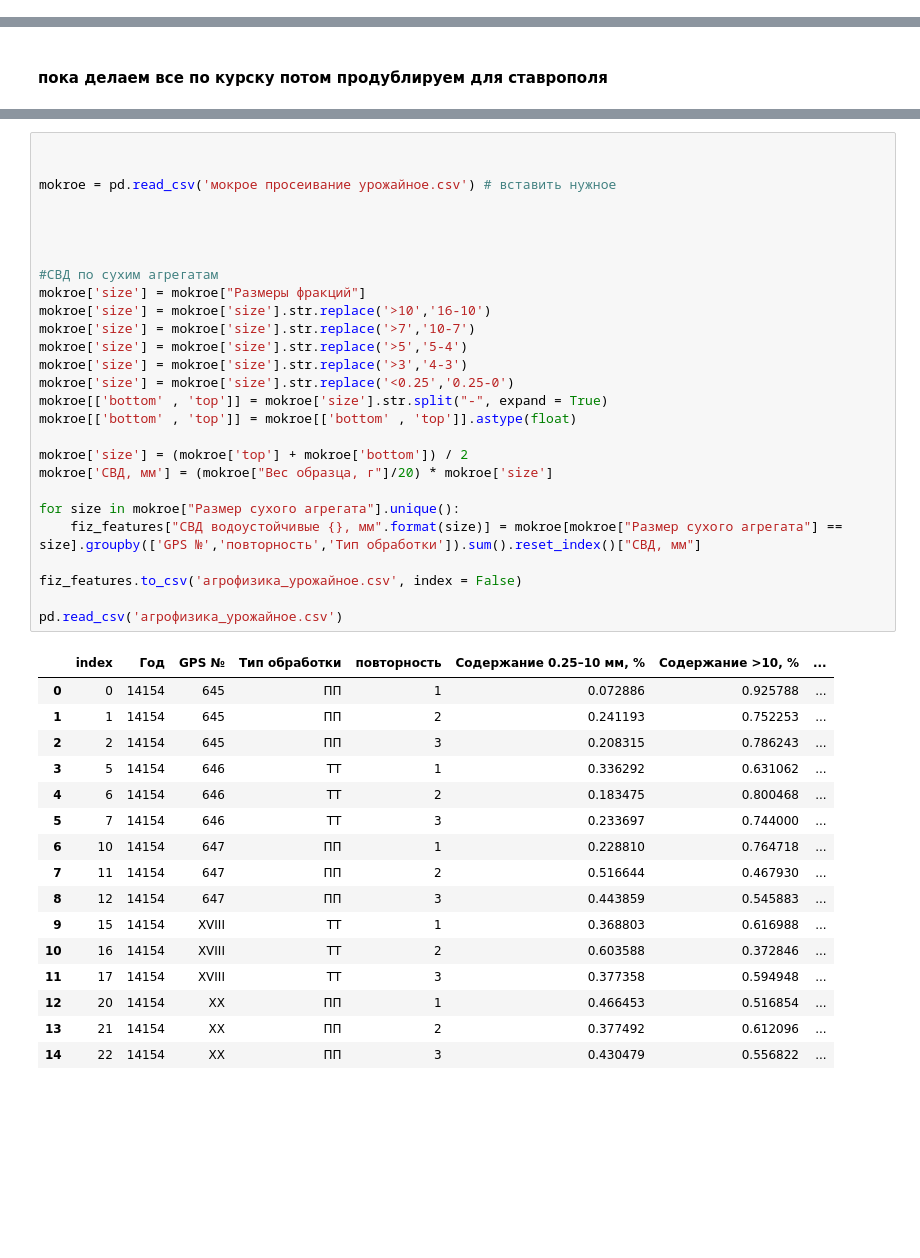
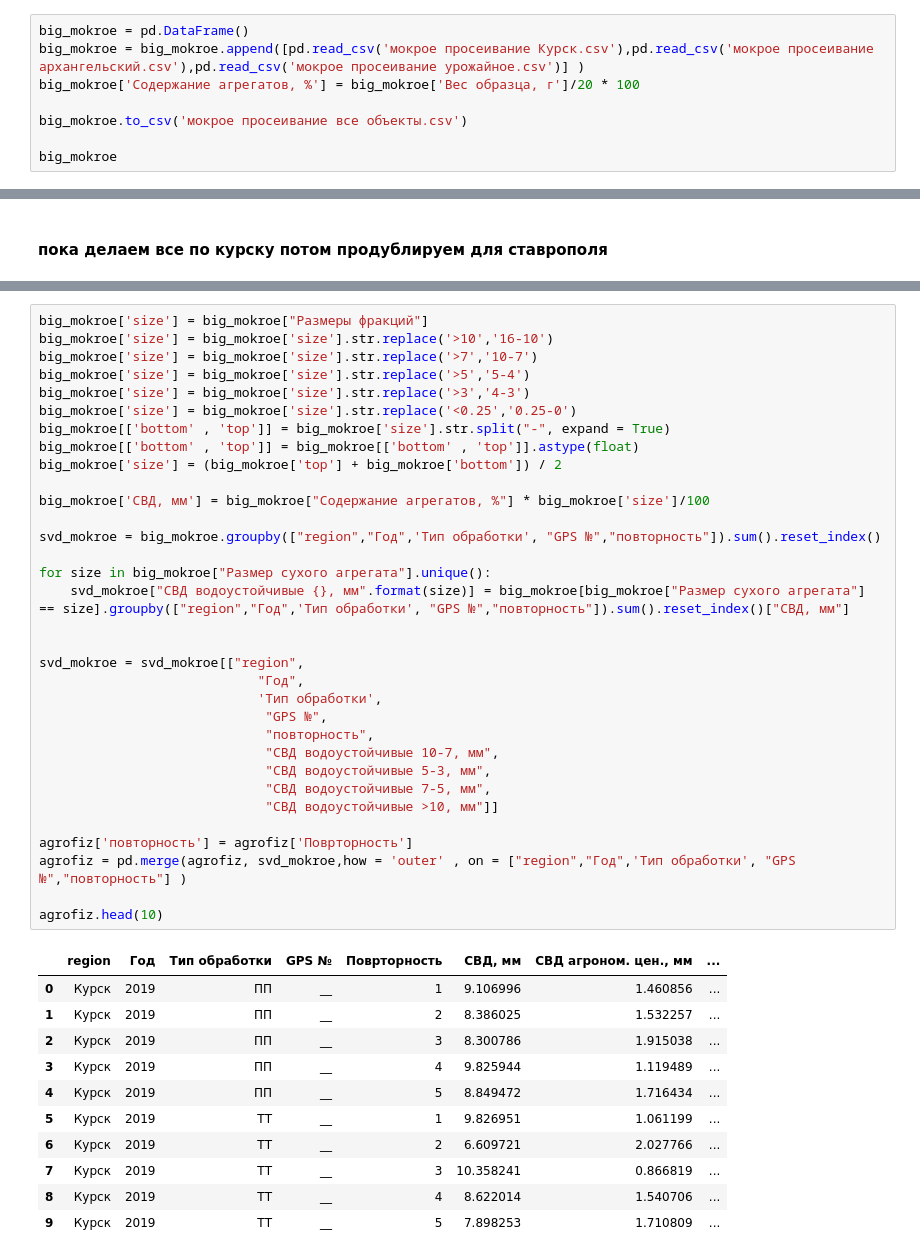
Before and after one commit to hukitoc94/uroshaynoe, a Jupyter notebook: data/data_preparation.ipynb, the cells around one changed output, grey strips where cells are left out. Drawn from its saved outputs; the diff is of its cells as text; blank space fills up the shorter version.

```diff
--- a/data/data_preparation.ipynb
+++ b/data/data_preparation.ipynb
@@ -163,0 +315,8 @@ pd.read_csv('мокрое просеивание Курск.csv')
+# %%
+big_mokroe = pd.DataFrame()
+big_mokroe = big_mokroe.append([pd.read_csv('мокрое просеивание Курск.csv'),pd.read_csv('мокрое просеивание архангельский.csv'),pd.read_csv('мокрое просеивание урожайное.csv')] )
+big_mokroe['Содержание агрегатов, %'] = big_mokroe['Вес образца, г']/20 * 100
+
+big_mokroe.to_csv('мокрое просеивание все объекты.csv')
+
+big_mokroe
@@ -404,44 +391,45 @@ fiz_features
 # %%
+big_mokroe['size'] = big_mokroe["Размеры фракций"]
+big_mokroe['size'] = big_mokroe['size'].str.replace('>10','16-10')
+big_mokroe['size'] = big_mokroe['size'].str.replace('>7','10-7')
+big_mokroe['size'] = big_mokroe['size'].str.replace('>5','5-4')
+big_mokroe['size'] = big_mokroe['size'].str.replace('>3','4-3')
+big_mokroe['size'] = big_mokroe['size'].str.replace('<0.25','0.25-0')
+big_mokroe[['bottom' , 'top']] = big_mokroe['size'].str.split("-", expand = True)
+big_mokroe[['bottom' , 'top']] = big_mokroe[['bottom' , 'top']].astype(float)
+big_mokroe['size'] = (big_mokroe['top'] + big_mokroe['bottom']) / 2
+
+big_mokroe['СВД, мм'] = big_mokroe["Содержание агрегатов, %"] * big_mokroe['size']/100
+
+svd_mokroe = big_mokroe.groupby(["region","Год",'Тип обработки', "GPS №","повторность"]).sum().reset_index()
+
+for size in big_mokroe["Размер сухого агрегата"].unique():
+    svd_mokroe["СВД водоустойчивые {}, мм".format(size)] = big_mokroe[big_mokroe["Размер сухого агрегата"] == size].groupby(["region","Год",'Тип обработки', "GPS №","повторность"]).sum().reset_index()["СВД, мм"]
 
 
-mokroe = pd.read_csv('мокрое просеивание урожайное.csv') # вставить нужное
+svd_mokroe = svd_mokroe[["region",
+                            "Год",
+                            'Тип обработки',
+                             "GPS №",
+                             "повторность",
+                             "СВД водоустойчивые 10-7, мм",
+                             "СВД водоустойчивые 5-3, мм",
+                             "СВД водоустойчивые 7-5, мм",
+                             "СВД водоустойчивые >10, мм"]]
 
+agrofiz['повторность'] = agrofiz['Поврторность']
+agrofiz = pd.merge(agrofiz, svd_mokroe,how = 'outer' , on = ["region","Год",'Тип обработки', "GPS №","повторность"] )
 
-
-
-#СВД по сухим агрегатам
-mokroe['size'] = mokroe["Размеры фракций"]
-mokroe['size'] = mokroe['size'].str.replace('>10','16-10')
-mokroe['size'] = mokroe['size'].str.replace('>7','10-7')
-mokroe['size'] = mokroe['size'].str.replace('>5','5-4')
-mokroe['size'] = mokroe['size'].str.replace('>3','4-3')
-mokroe['size'] = mokroe['size'].str.replace('<0.25','0.25-0')
-mokroe[['bottom' , 'top']] = mokroe['size'].str.split("-", expand = True)
-mokroe[['bottom' , 'top']] = mokroe[['bottom' , 'top']].astype(float)
-
-mokroe['size'] = (mokroe['top'] + mokroe['bottom']) / 2
-mokroe['СВД, мм'] = (mokroe["Вес образца, г"]/20) * mokroe['size']
-
-for size in mokroe["Размер сухого агрегата"].unique():
-    fiz_features["СВД водоустойчивые {}, мм".format(size)] = mokroe[mokroe["Размер сухого агрегата"] == size].groupby(['GPS №','повторность','Тип обработки']).sum().reset_index()["СВД, мм"]
-
-fiz_features.to_csv('агрофизика_урожайное.csv', index = False)
-
-pd.read_csv('агрофизика_урожайное.csv')
+agrofiz.head(10)
 # %% [output]
-|  | index | Год | GPS № | Тип обработки | повторность | Содержание 0.25–10 мм, % | Содержание >10, % | ... |
-| 0 | 0 | 14154 | 645 | ПП | 1 | 0.072886 | 0.925788 | ... |
-| 1 | 1 | 14154 | 645 | ПП | 2 | 0.241193 | 0.752253 | ... |
-| 2 | 2 | 14154 | 645 | ПП | 3 | 0.208315 | 0.786243 | ... |
-| 3 | 5 | 14154 | 646 | ТТ | 1 | 0.336292 | 0.631062 | ... |
-| 4 | 6 | 14154 | 646 | ТТ | 2 | 0.183475 | 0.800468 | ... |
-| 5 | 7 | 14154 | 646 | ТТ | 3 | 0.233697 | 0.744000 | ... |
-| 6 | 10 | 14154 | 647 | ПП | 1 | 0.228810 | 0.764718 | ... |
-| 7 | 11 | 14154 | 647 | ПП | 2 | 0.516644 | 0.467930 | ... |
-| 8 | 12 | 14154 | 647 | ПП | 3 | 0.443859 | 0.545883 | ... |
-| 9 | 15 | 14154 | XVIII | ТТ | 1 | 0.368803 | 0.616988 | ... |
-| 10 | 16 | 14154 | XVIII | ТТ | 2 | 0.603588 | 0.372846 | ... |
-| 11 | 17 | 14154 | XVIII | ТТ | 3 | 0.377358 | 0.594948 | ... |
-| 12 | 20 | 14154 | XX | ПП | 1 | 0.466453 | 0.516854 | ... |
-| 13 | 21 | 14154 | XX | ПП | 2 | 0.377492 | 0.612096 | ... |
-| 14 | 22 | 14154 | XX | ПП | 3 | 0.430479 | 0.556822 | ... |
+|  | region | Год | Тип обработки | GPS № | Поврторность | СВД, мм | СВД агроном. цен., мм | ... |
+| 0 | Курск | 2019 | ПП | __ | 1 | 9.106996 | 1.460856 | ... |
+| 1 | Курск | 2019 | ПП | __ | 2 | 8.386025 | 1.532257 | ... |
+| 2 | Курск | 2019 | ПП | __ | 3 | 8.300786 | 1.915038 | ... |
+| 3 | Курск | 2019 | ПП | __ | 4 | 9.825944 | 1.119489 | ... |
+| 4 | Курск | 2019 | ПП | __ | 5 | 8.849472 | 1.716434 | ... |
+| 5 | Курск | 2019 | ТТ | __ | 1 | 9.826951 | 1.061199 | ... |
+| 6 | Курск | 2019 | ТТ | __ | 2 | 6.609721 | 2.027766 | ... |
+| 7 | Курск | 2019 | ТТ | __ | 3 | 10.358241 | 0.866819 | ... |
+| 8 | Курск | 2019 | ТТ | __ | 4 | 8.622014 | 1.540706 | ... |
+| 9 | Курск | 2019 | ТТ | __ | 5 | 7.898253 | 1.710809 | ... |
```
Also changed, not shown: parts of 17 cells of this notebook, 20 other files.
